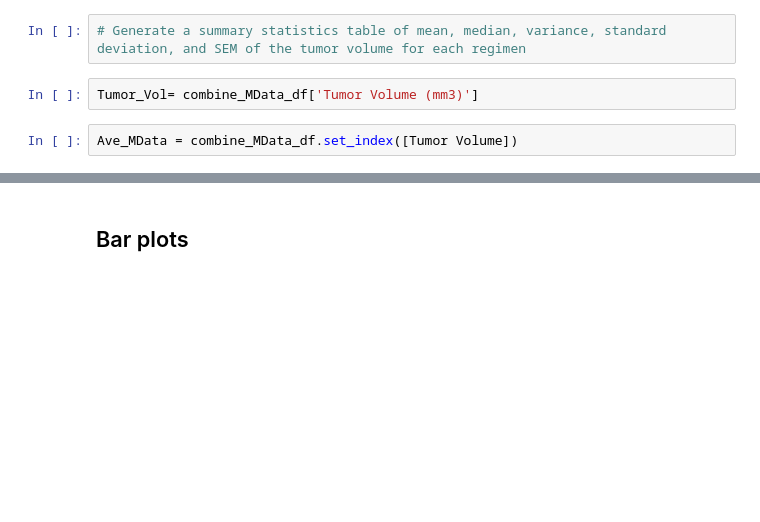
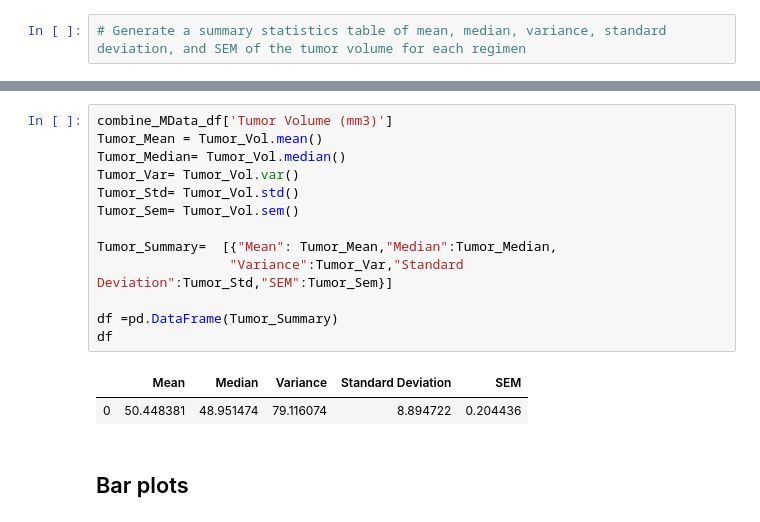
Before and after one commit to justinjapan/Matplotlib-homework, a Jupyter notebook: Instructions/Pymaceuticals/pymaceuticals_starter.ipynb, the cells around one changed output, grey strips where cells are left out. Saved outputs shown, nothing was run; the diff lists cells and outputs as text; blank space fills up the shorter version.

```diff
--- a/Instructions/Pymaceuticals/pymaceuticals_starter.ipynb
+++ b/Instructions/Pymaceuticals/pymaceuticals_starter.ipynb
@@ -45,7 +47,3 @@ combined_MData_df.head()
 | 7 | k403 | Ramicane | Male | 21 | 16 | 35 | 26.546993 | ... |
 # %%
 # Generate a summary statistics table of mean, median, variance, standard deviation, and SEM of the tumor volume for each regimen
-# %%
-Tumor_Vol= combine_MData_df['Tumor Volume (mm3)']
-# %%
-Ave_MData = combine_MData_df.set_index([Tumor Volume])
@@ -54,3 +50,19 @@ SyntaxError: invalid syntax (<ipython-input-33-8ec3a2523abb>, line 1)
+# %%
+combine_MData_df['Tumor Volume (mm3)']
+Tumor_Mean = Tumor_Vol.mean()
+Tumor_Median= Tumor_Vol.median()
+Tumor_Var= Tumor_Vol.var()
+Tumor_Std= Tumor_Vol.std()
+Tumor_Sem= Tumor_Vol.sem()
+
+Tumor_Summary=  [{"Mean": Tumor_Mean,"Median":Tumor_Median,
+                 "Variance":Tumor_Var,"Standard Deviation":Tumor_Std,"SEM":Tumor_Sem}]
+
+df =pd.DataFrame(Tumor_Summary)
+df
+# %% [output]
+|  | Mean | Median | Variance | Standard Deviation | SEM |
+| 0 | 50.448381 | 48.951474 | 79.116074 | 8.894722 | 0.204436 |
 # %% [markdown]
 ## Bar plots
 # %%
```
Also changed, not shown: parts of 4 cells of this notebook.
